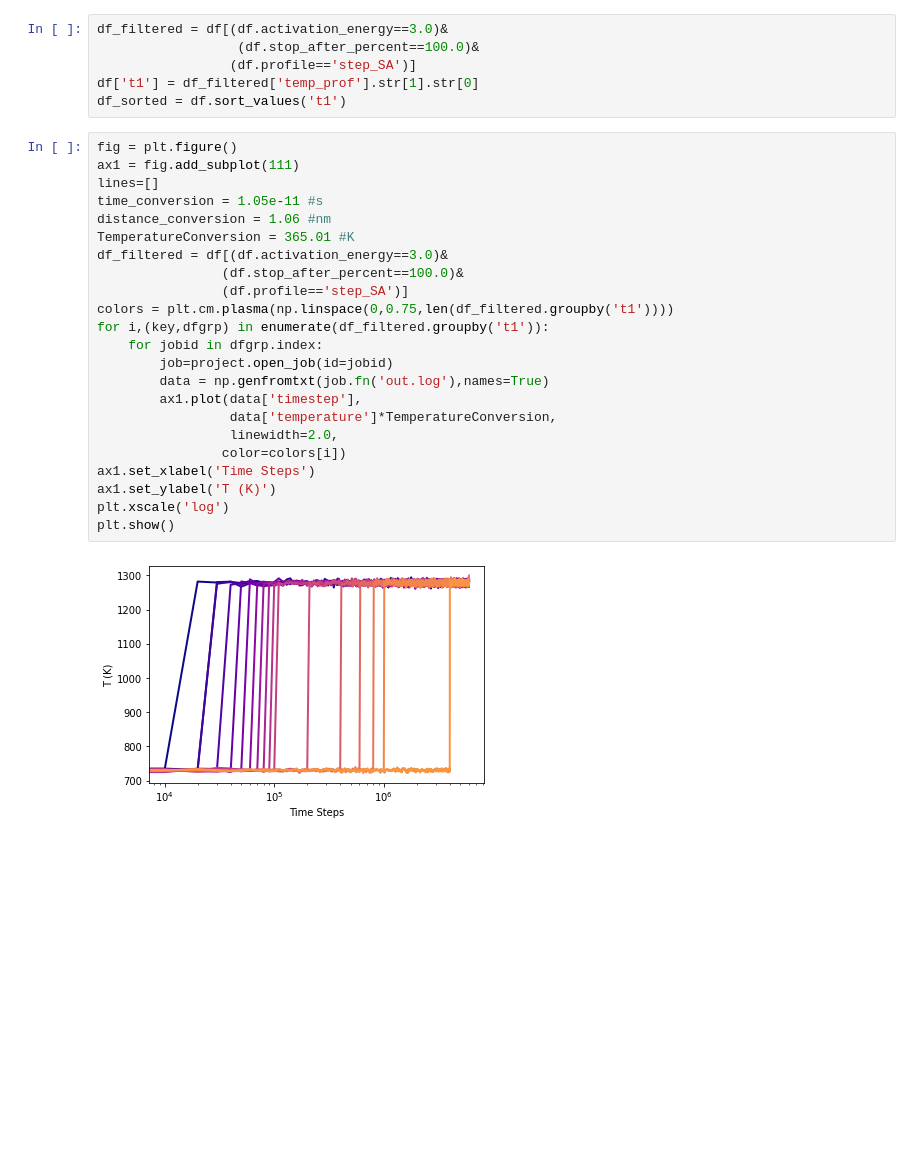
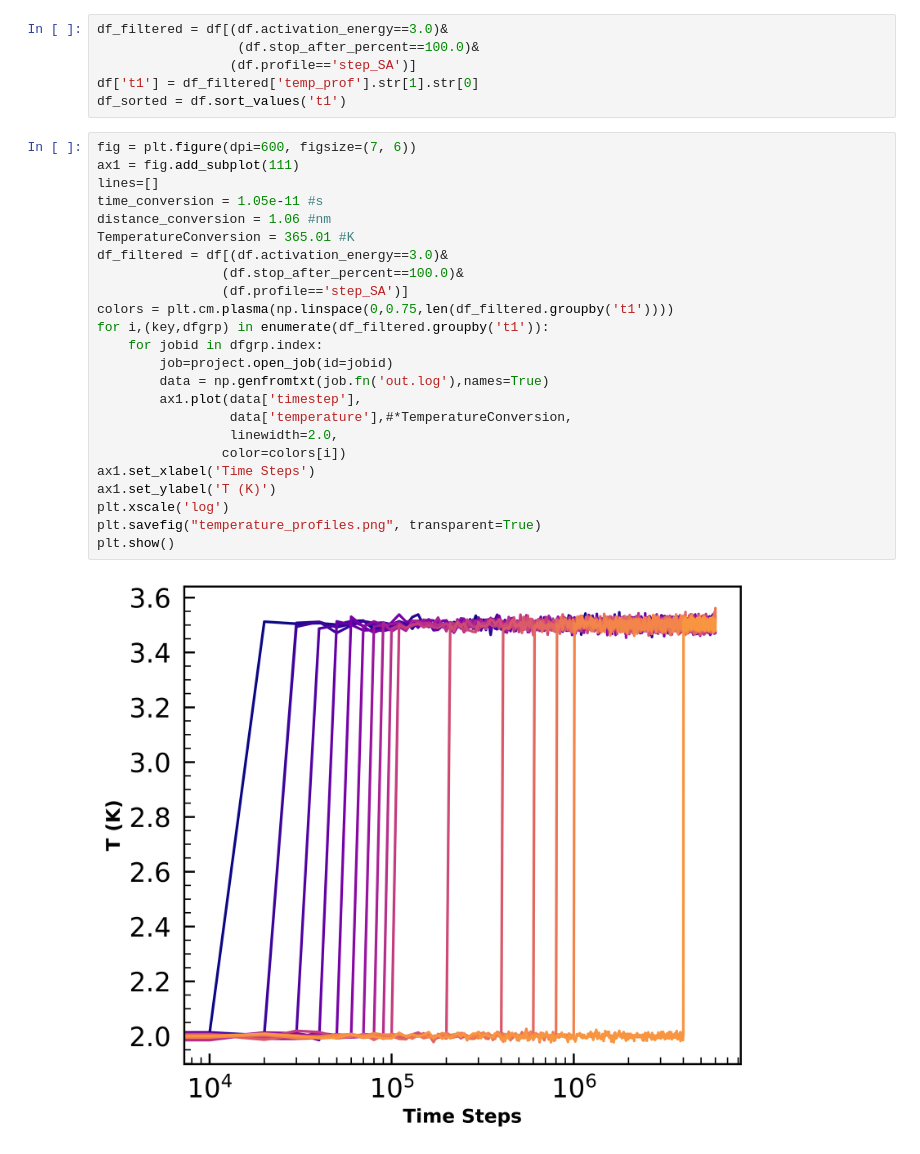
Before and after one commit to cmelab/notebooks-for-2020-epoxy-paper, a Jupyter notebook: sensitivity-study/t1/t1.ipynb, the cells around one changed output. Saved outputs shown, nothing was run; the diff lists cells and outputs as text; blank space fills up the shorter version.

```diff
--- a/sensitivity-study/t1/t1.ipynb
+++ b/sensitivity-study/t1/t1.ipynb
@@ -40,28 +42,29 @@ df_filtered = df[(df.activation_energy==3.0)&
 df['t1'] = df_filtered['temp_prof'].str[1].str[0]
 df_sorted = df.sort_values('t1')
 # %%
-fig = plt.figure()
+fig = plt.figure(dpi=600, figsize=(7, 6))
 ax1 = fig.add_subplot(111)
 lines=[]
 time_conversion = 1.05e-11 #s
 distance_conversion = 1.06 #nm
 TemperatureConversion = 365.01 #K
 df_filtered = df[(df.activation_energy==3.0)&
                 (df.stop_after_percent==100.0)&
                 (df.profile=='step_SA')]
 colors = plt.cm.plasma(np.linspace(0,0.75,len(df_filtered.groupby('t1'))))
 for i,(key,dfgrp) in enumerate(df_filtered.groupby('t1')):
     for jobid in dfgrp.index:
         job=project.open_job(id=jobid)
         data = np.genfromtxt(job.fn('out.log'),names=True)
         ax1.plot(data['timestep'],
-                 data['temperature']*TemperatureConversion,
+                 data['temperature'],#*TemperatureConversion,
                  linewidth=2.0,
                 color=colors[i])
 ax1.set_xlabel('Time Steps')
 ax1.set_ylabel('T (K)')
 plt.xscale('log')
+plt.savefig("temperature_profiles.png", transparent=True)
 plt.show()
 # %% [output]
-[figure, old version]
+[figure, new version]
 # %%
```
Also changed, not shown: parts of 2 cells of this notebook, 24 other files.
